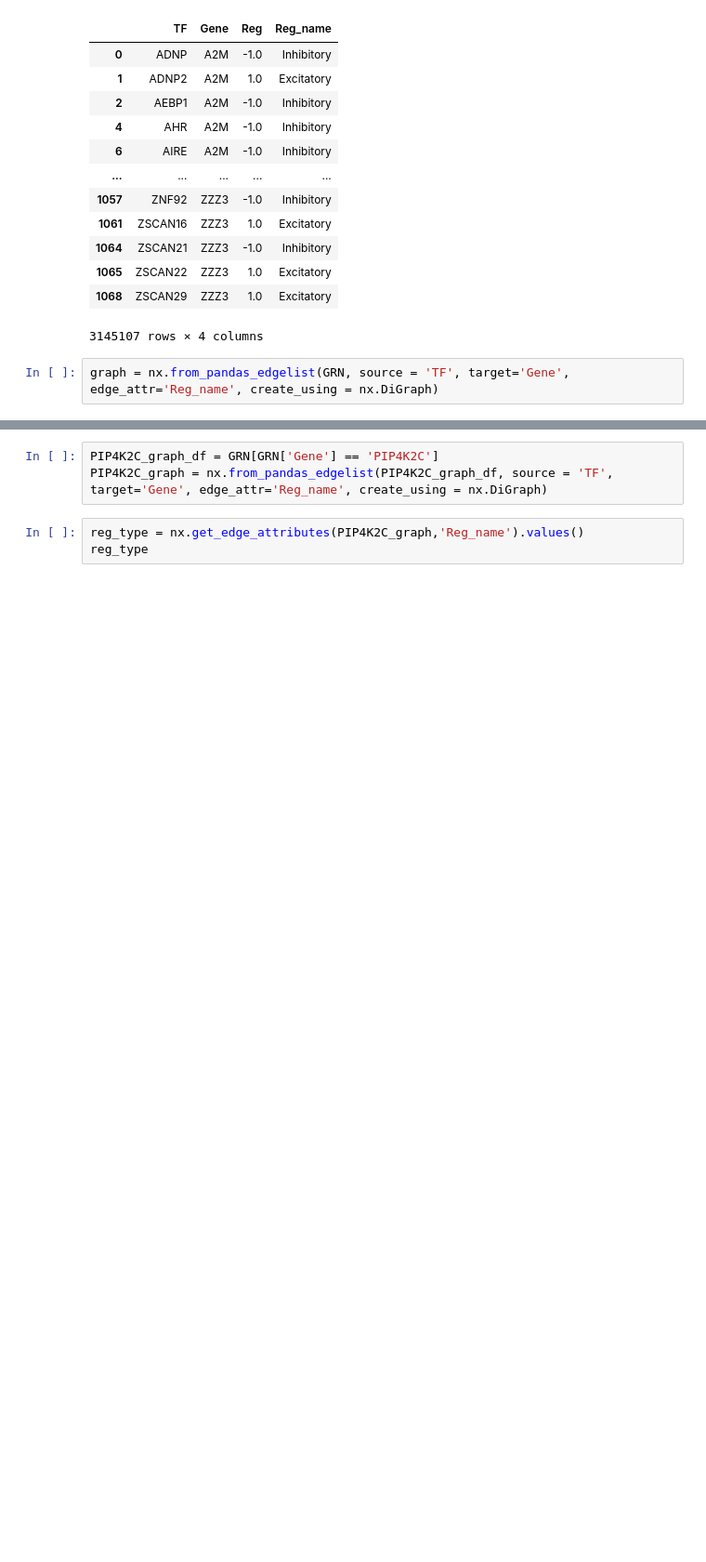
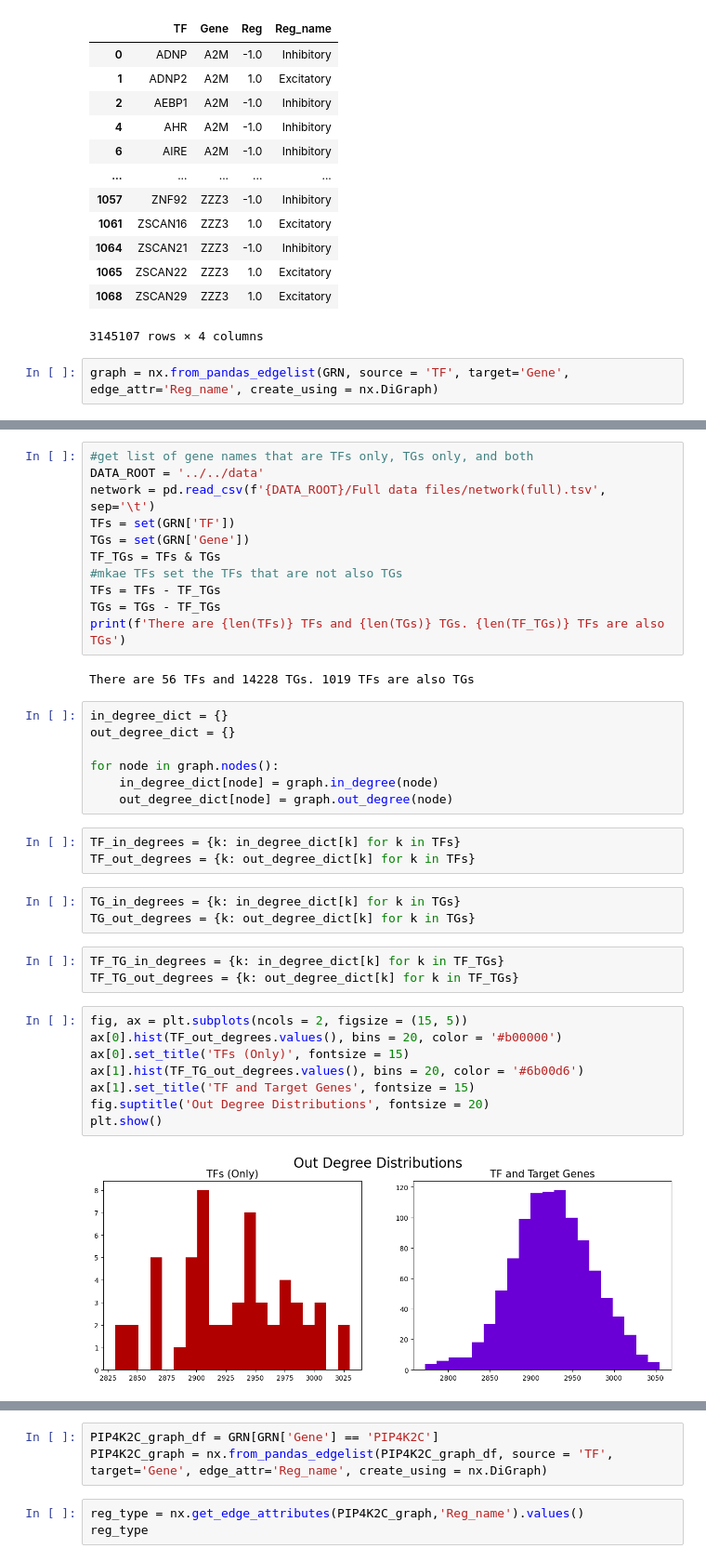
Before and after one commit to Alexander-Broadley/Zhang_lab_rotation, a Jupyter notebook: MML_model/GRN_reconstruction/visualising_GRN.ipynb, the cells around one changed output, grey strips where cells are left out. Shown at 93% size. Drawn from its saved outputs; the diff is of its cells as text; blank space fills up the shorter version.

Commit message:
Network properties analysis added

```diff
--- a/MML_model/GRN_reconstruction/visualising_GRN.ipynb
+++ b/MML_model/GRN_reconstruction/visualising_GRN.ipynb
@@ -31 +34,40 @@ graph = nx.from_pandas_edgelist(GRN, source = 'TF', target='Gene', edge_attr='Re
+# %%
+#get list of gene names that are TFs only, TGs only, and both
+DATA_ROOT = '../../data'
+network = pd.read_csv(f'{DATA_ROOT}/Full data files/network(full).tsv', sep='\t')
+TFs = set(GRN['TF'])
+TGs = set(GRN['Gene'])
+TF_TGs = TFs & TGs
+#mkae TFs set the TFs that are not also TGs
+TFs = TFs - TF_TGs
+TGs = TGs - TF_TGs
+print(f'There are {len(TFs)} TFs and {len(TGs)} TGs. {len(TF_TGs)} TFs are also TGs')
+# %% [output]
+There are 56 TFs and 14228 TGs. 1019 TFs are also TGs
+# %%
+in_degree_dict = {}
+out_degree_dict = {}
+
+for node in graph.nodes():
+    in_degree_dict[node] = graph.in_degree(node)
+    out_degree_dict[node] = graph.out_degree(node)
+# %%
+TF_in_degrees = {k: in_degree_dict[k] for k in TFs}
+TF_out_degrees = {k: out_degree_dict[k] for k in TFs}
+# %%
+TG_in_degrees = {k: in_degree_dict[k] for k in TGs}
+TG_out_degrees = {k: out_degree_dict[k] for k in TGs}
+# %%
+TF_TG_in_degrees = {k: in_degree_dict[k] for k in TF_TGs}
+TF_TG_out_degrees = {k: out_degree_dict[k] for k in TF_TGs}
+# %%
+fig, ax = plt.subplots(ncols = 2, figsize = (15, 5))
+ax[0].hist(TF_out_degrees.values(), bins = 20, color = '#b00000')
+ax[0].set_title('TFs (Only)', fontsize = 15)
+ax[1].hist(TF_TG_out_degrees.values(), bins = 20, color = '#6b00d6')
+ax[1].set_title('TF and Target Genes', fontsize = 15)
+fig.suptitle('Out Degree Distributions', fontsize = 20)
+plt.show()
+# %% [output]
+[figure, added]
 # %%
```
Also changed, not shown: parts of 8 cells of this notebook, 3 other files.
